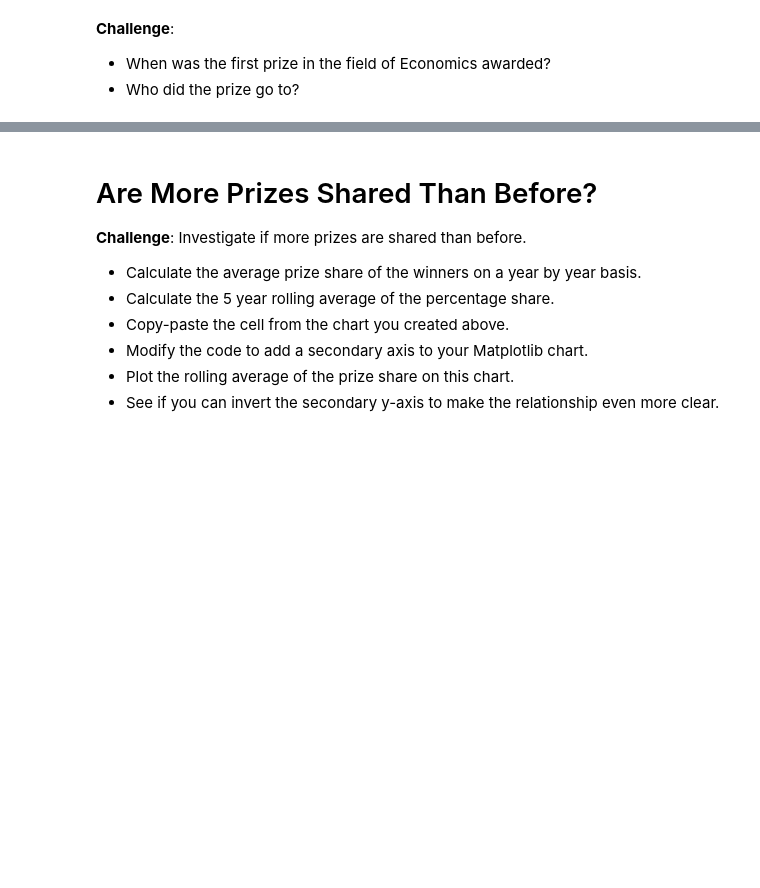
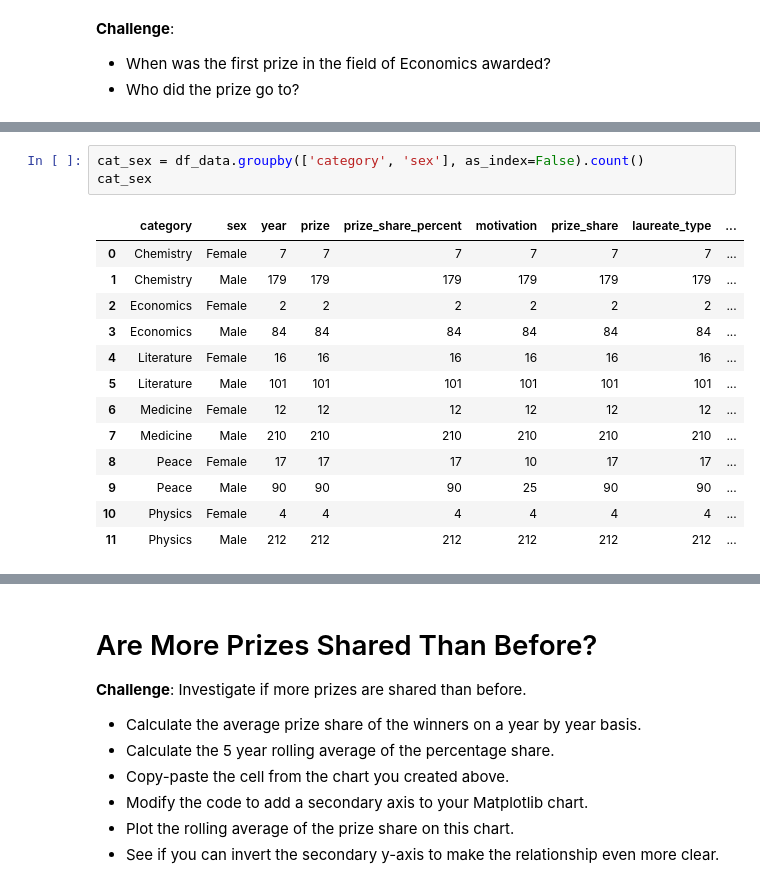
Before and after one commit to womaro/Story, a Jupyter notebook: Nobel_Prize_Analysis_(start).ipynb, the cells around one changed output, grey strips where cells are left out. Saved outputs shown, nothing was run; the diff lists cells and outputs as text; blank space fills up the shorter version.

```diff
--- a/Nobel_Prize_Analysis_(start).ipynb
+++ b/Nobel_Prize_Analysis_(start).ipynb
@@ -271,3 +291,20 @@ bar.show()
 * Hover over the bar chart. How many prizes went to women in Literature compared to Physics?
 
 <img src=https://i.imgur.com/od8TfOp.png width=650>
+# %%
+cat_sex = df_data.groupby(['category', 'sex'], as_index=False).count()
+cat_sex
+# %% [output]
+|  | category | sex | year | prize | prize_share_percent | motivation | prize_share | laureate_type | ... |
+| 0 | Chemistry | Female | 7 | 7 | 7 | 7 | 7 | 7 | ... |
+| 1 | Chemistry | Male | 179 | 179 | 179 | 179 | 179 | 179 | ... |
+| 2 | Economics | Female | 2 | 2 | 2 | 2 | 2 | 2 | ... |
+| 3 | Economics | Male | 84 | 84 | 84 | 84 | 84 | 84 | ... |
+| 4 | Literature | Female | 16 | 16 | 16 | 16 | 16 | 16 | ... |
+| 5 | Literature | Male | 101 | 101 | 101 | 101 | 101 | 101 | ... |
+| 6 | Medicine | Female | 12 | 12 | 12 | 12 | 12 | 12 | ... |
+| 7 | Medicine | Male | 210 | 210 | 210 | 210 | 210 | 210 | ... |
+| 8 | Peace | Female | 17 | 17 | 17 | 10 | 17 | 17 | ... |
+| 9 | Peace | Male | 90 | 90 | 90 | 25 | 90 | 90 | ... |
+| 10 | Physics | Female | 4 | 4 | 4 | 4 | 4 | 4 | ... |
+| 11 | Physics | Male | 212 | 212 | 212 | 212 | 212 | 212 | ... |
```
Also changed, not shown: parts of 5 cells of this notebook.
